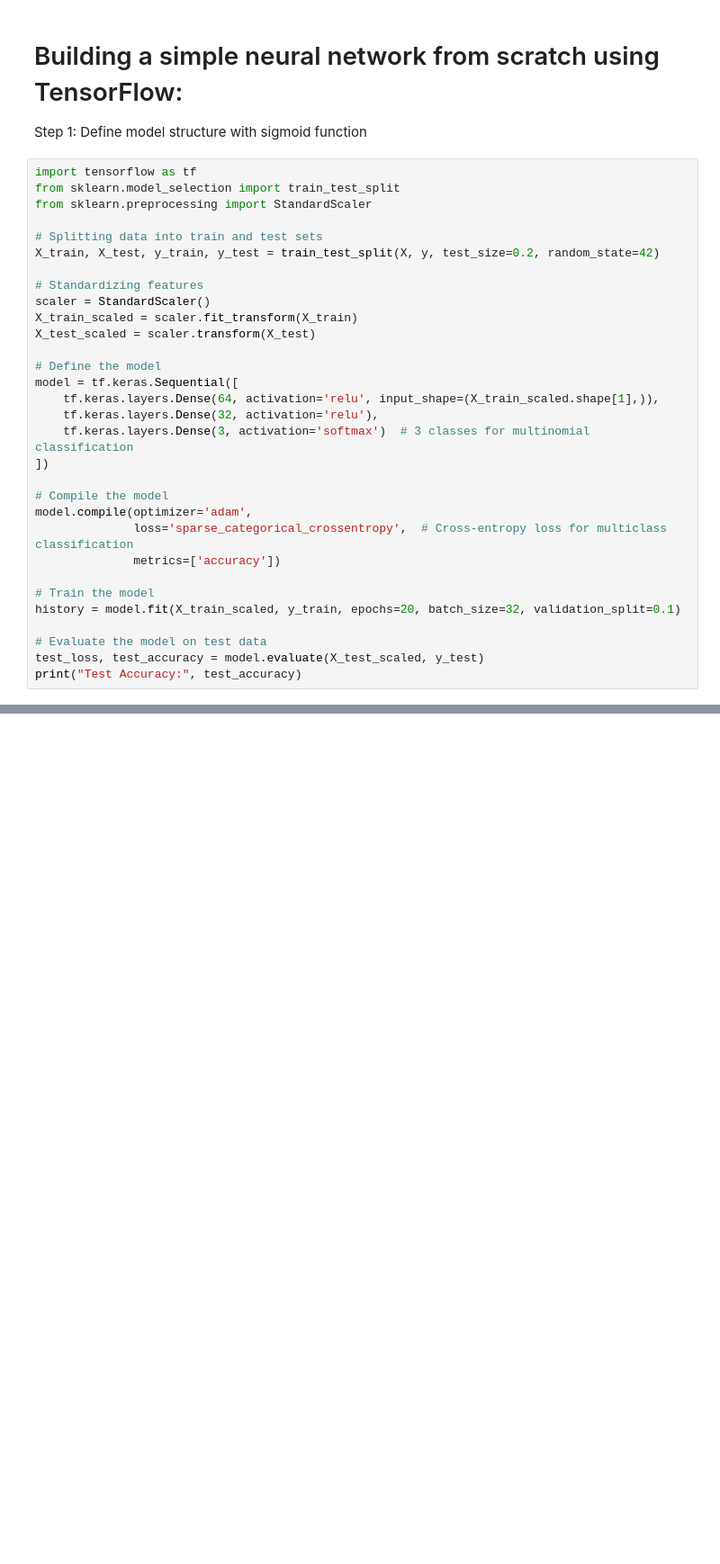
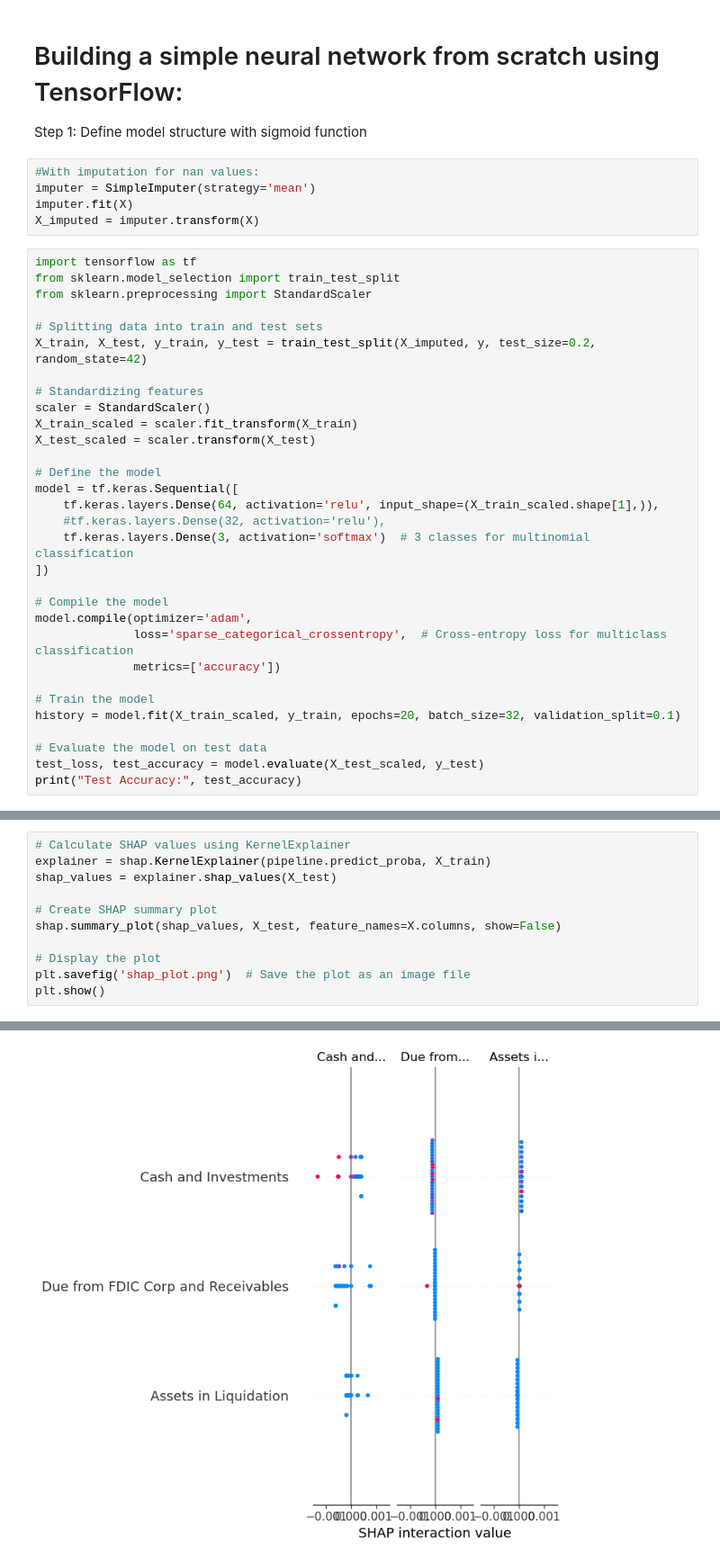
Before and after one commit to wkim31/Econ1680-ML, a Jupyter notebook: ML_MultilayerPerceptron.ipynb, the cells around one changed output, grey strips where cells are left out. Shown at 90% size. Saved outputs shown, nothing was run; the diff lists cells and outputs as text; blank space fills up the shorter version.

```diff
--- a/ML_MultilayerPerceptron.ipynb
+++ b/ML_MultilayerPerceptron.ipynb
@@ -128,13 +130,18 @@ plt.show()
 # %% [markdown]
 # Building a simple neural network from scratch using TensorFlow:
 Step 1: Define model structure with sigmoid function
+# %%
+#With imputation for nan values:
+imputer = SimpleImputer(strategy='mean')
+imputer.fit(X)
+X_imputed = imputer.transform(X)
 # %%
 import tensorflow as tf
 from sklearn.model_selection import train_test_split
 from sklearn.preprocessing import StandardScaler
 
 # Splitting data into train and test sets
-X_train, X_test, y_train, y_test = train_test_split(X, y, test_size=0.2, random_state=42)
+X_train, X_test, y_train, y_test = train_test_split(X_imputed, y, test_size=0.2, random_state=42)
 
 # Standardizing features
 scaler = StandardScaler()
@@ -144,7 +151,7 @@ X_test_scaled = scaler.transform(X_test)
 # Define the model
 model = tf.keras.Sequential([
     tf.keras.layers.Dense(64, activation='relu', input_shape=(X_train_scaled.shape[1],)),
-    tf.keras.layers.Dense(32, activation='relu'),
+    #tf.keras.layers.Dense(32, activation='relu'),
     tf.keras.layers.Dense(3, activation='softmax')  # 3 classes for multinomial classification
 ])
 
@@ -181,0 +189,12 @@ Test Accuracy: 0.38461539149284363
+# %%
+# Calculate SHAP values using KernelExplainer
+explainer = shap.KernelExplainer(pipeline.predict_proba, X_train)
+shap_values = explainer.shap_values(X_test)
+
+# Create SHAP summary plot
+shap.summary_plot(shap_values, X_test, feature_names=X.columns, show=False)
+
+# Display the plot
+plt.savefig('shap_plot.png')  # Save the plot as an image file
+plt.show()
+# %% [output]
@@ -181,0 +202 @@ Test Accuracy: 0.38461539149284363
+[figure, added]
```
Also changed, not shown: parts of 9 cells of this notebook.
